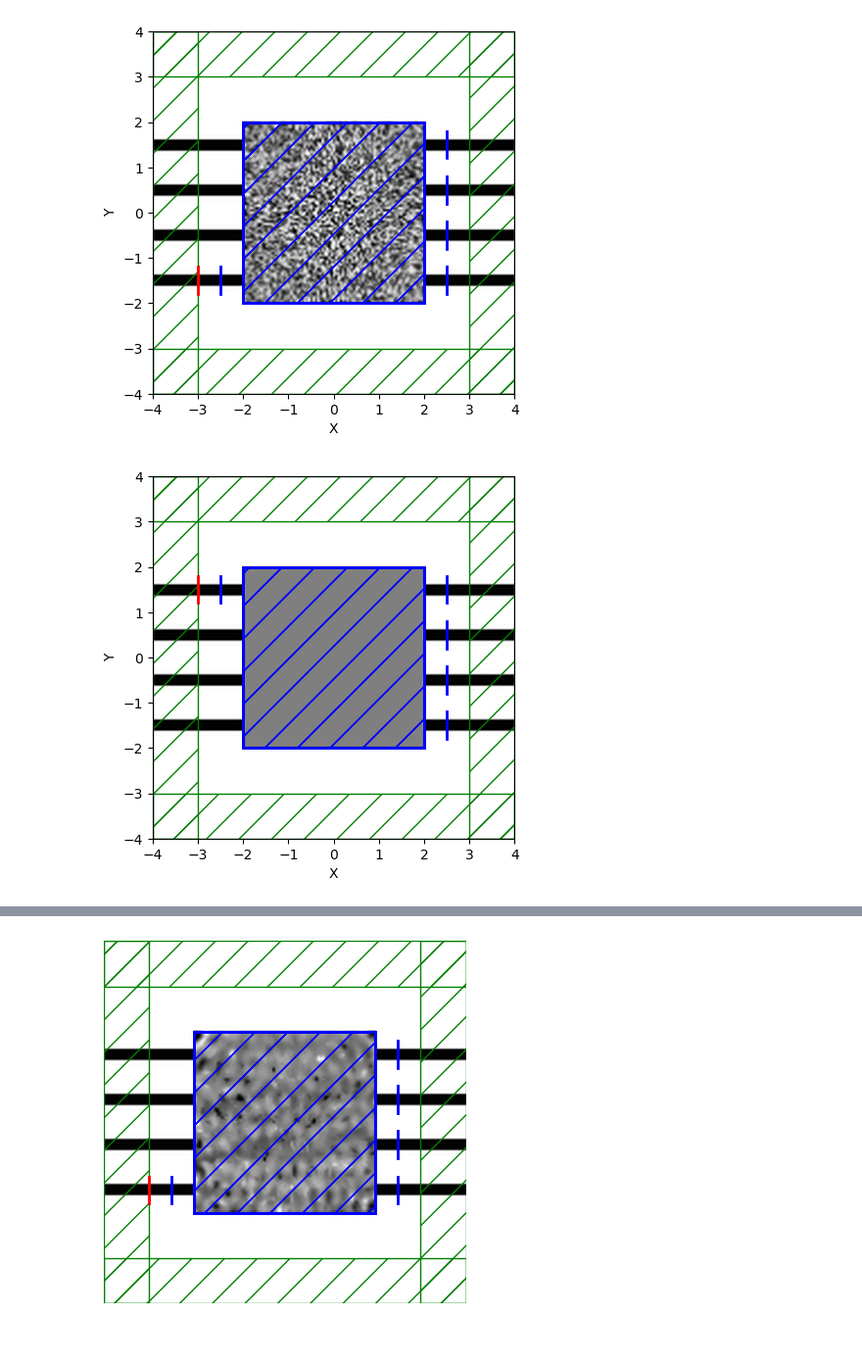
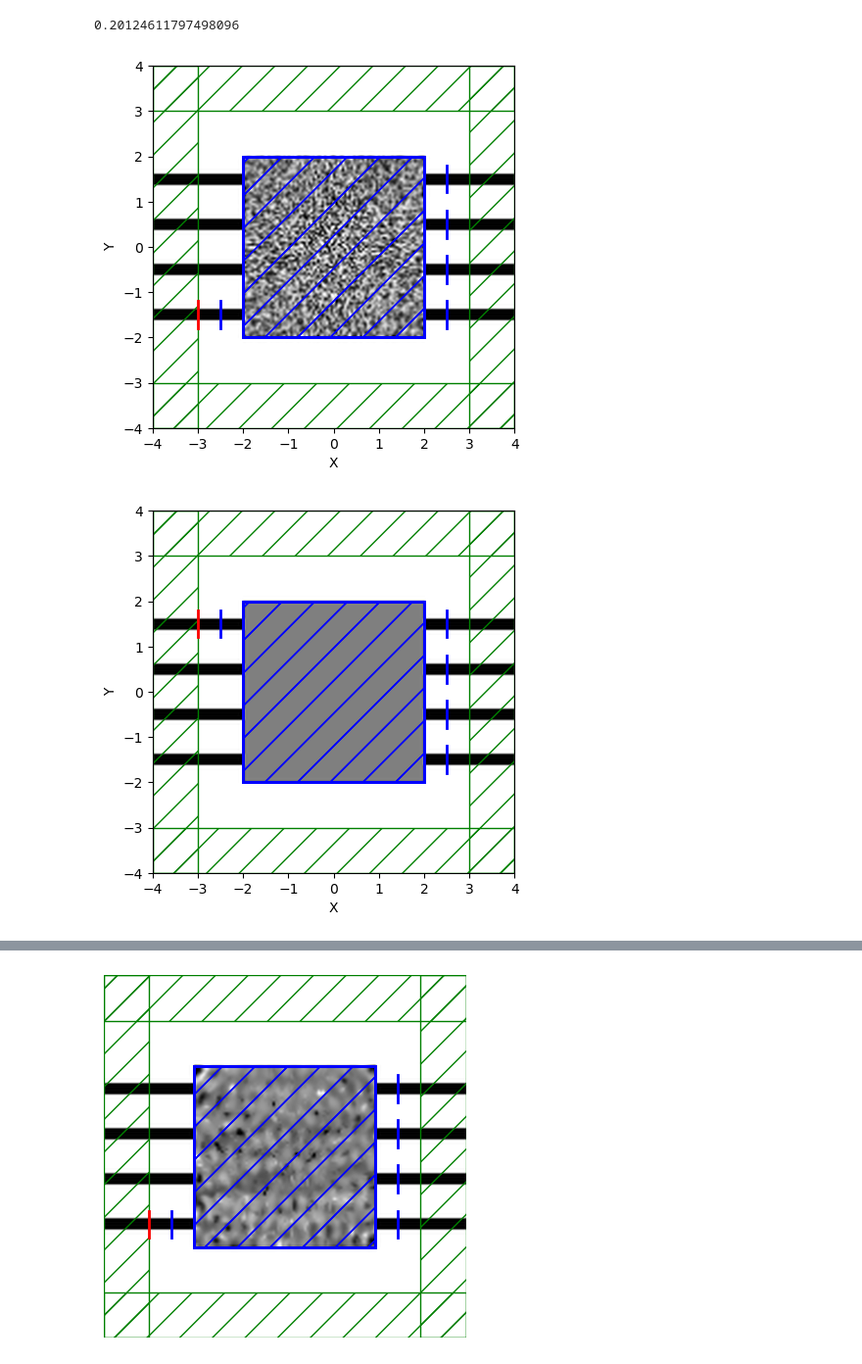
Before and after one commit to y0ooung/Meep, a Jupyter notebook: OSU.ipynb, the cells around one changed output, grey strips where cells are left out. Shown at 98% size. Drawn from its saved outputs; the diff is of its cells as text; code cells hidden in the pictures.

Commit message:
conic filter

```diff
--- a/OSU.ipynb
+++ b/OSU.ipynb
@@ -23,8 +23,7 @@ pml_layers = [mp.PML(1.0)]
 # source
 port_ys = [1.5, 0.5, -0.5, -1.5]
 
-lambda_list = np.array([1.55, 1.56, 1.57, 1.58])
-freq_list = 1 / lambda_list
+fcen = 1 / 1.55
 
 width = 0.6
 source_size = mp.Vector3(0, 0.6, 0)
@@ -42,17 +41,16 @@ target_matrix = np.array([
 def make_source(case_idx):
     """
     case_idx = 0: port 1 input, lambda = 1.55 um
-    case_idx = 1: port 2 input, lambda = 1.56 um
-    case_idx = 2: port 3 input, lambda = 1.57 um
-    case_idx = 3: port 4 input, lambda = 1.58 um
+    case_idx = 1: port 2 input, lambda = 1.55 um
+    case_idx = 2: port 3 input, lambda = 1.55 um
+    case_idx = 3: port 4 input, lambda = 1.55 um
     """
 
-    fcen_case = freq_list[case_idx]
-    fwidth_case = width * fcen_case
+    fwidth = width * fcen
 
     src = mp.GaussianSource(
-        frequency=fcen_case,
-        fwidth=fwidth_case
+        frequency=fcen,
+        fwidth=fwidth
     )
 
     source = [
@@ -122,6 +120,33 @@ geometry.append(
         material=design_variables
     )
 )
+# filter
+minimum_length = 0.09
+eta_i = (
+    0.5
+)
+eta_e = 0.55
+eta_d = 1 - eta_e
+filter_radius = mpa.get_conic_radius_from_eta_e(minimum_length, eta_e)
+print(filter_radius)
+design_region_resolution = int(1 * resolution)
+
+def mapping(x, eta, beta):
+    x = npa.reshape(x, (Nx, Ny))
+
+    # filter
+    filtered_field = mpa.conic_filter(
+        x,
+        filter_radius,
+        Dx,
+        Dy,
+        design_region_resolution,
+    )
+
+    # projection
+    projected_field = mpa.tanh_projection(filtered_field, beta, eta)
+    # interpolate to actual materials
+    return projected_field.flatten()
 
 # FOM
 def make_J(case_idx):
@@ -154,7 +179,6 @@ opt_list = []
 
 for case_idx in range(4):
 
-    fcen = freq_list[case_idx]
     source = make_source(case_idx)
 
     sim = mp.Simulation(
@@ -194,34 +218,35 @@ for case_idx in range(4):
 
     ob_list = [TE_in] + TE_out
 
     J_case = make_J(case_idx)
 
     opt = mpa.OptimizationProblem(
         simulation=sim,
         objective_functions=J_case,
         objective_arguments=ob_list,
         design_regions=[design_region],
         fcen=fcen,
         df=0,
         nf=1,
     )
 
     opt_list.append(opt)
 
 x0 = np.random.rand(Nx * Ny)
 opt.update_design([x0])
 
 opt.plot2D(True, frequency=1 / 1.55)
 plt.show()
 
 x0 = 0.5 * np.ones((Nx * Ny,))
 
 for opt_case in opt_list:
     opt_case.update_design([x0])
 
-opt_list[0].plot2D(True, frequency=freq_list[0])
+opt_list[0].plot2D(True, frequency=1 / 1.55)
 plt.show()
 # %% [output]
+0.20124611797498096
-[figure, old version]
+[figure, new version]
 [figure]
 # %%
```
Also changed, not shown: parts of 1 cell of this notebook.
